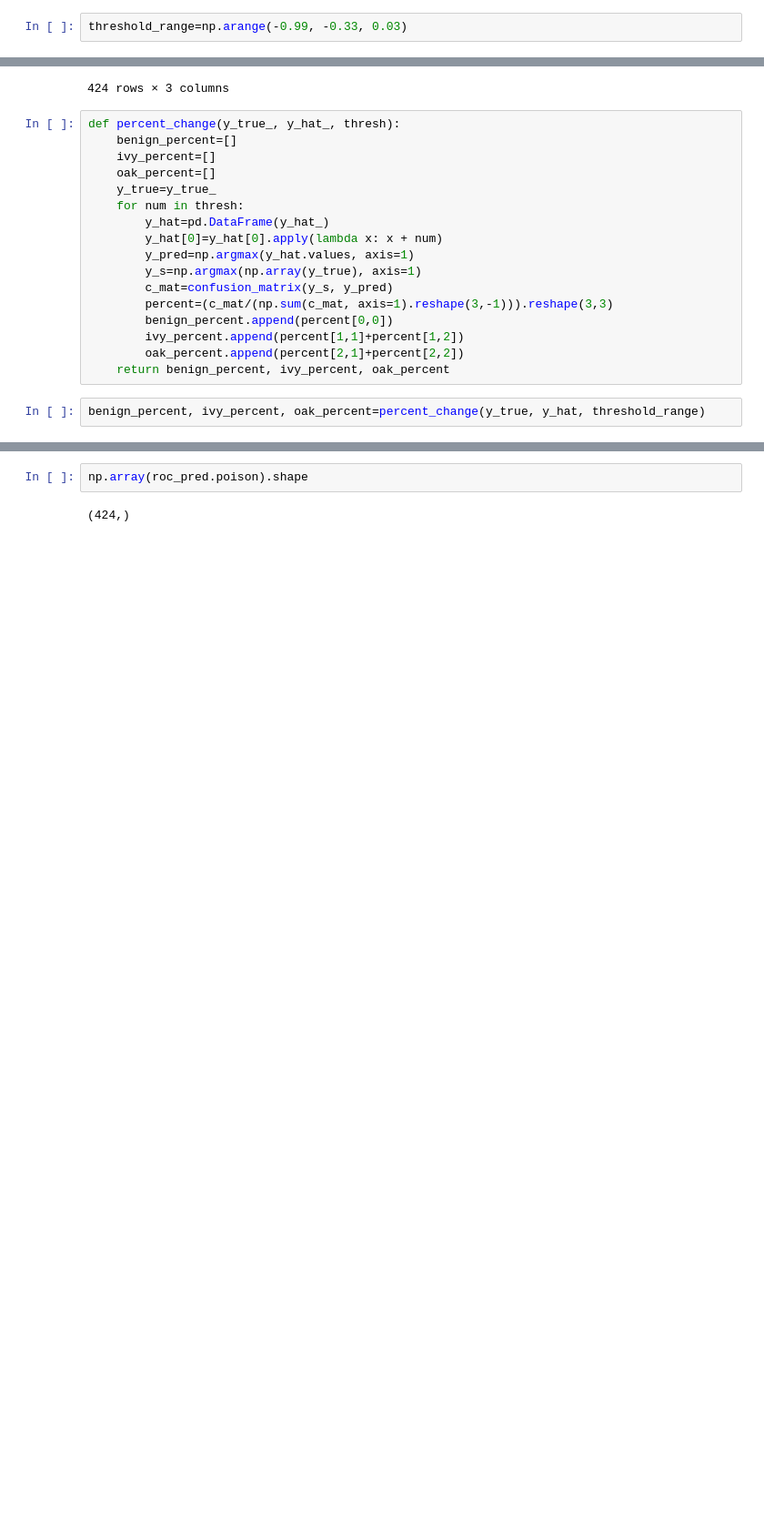
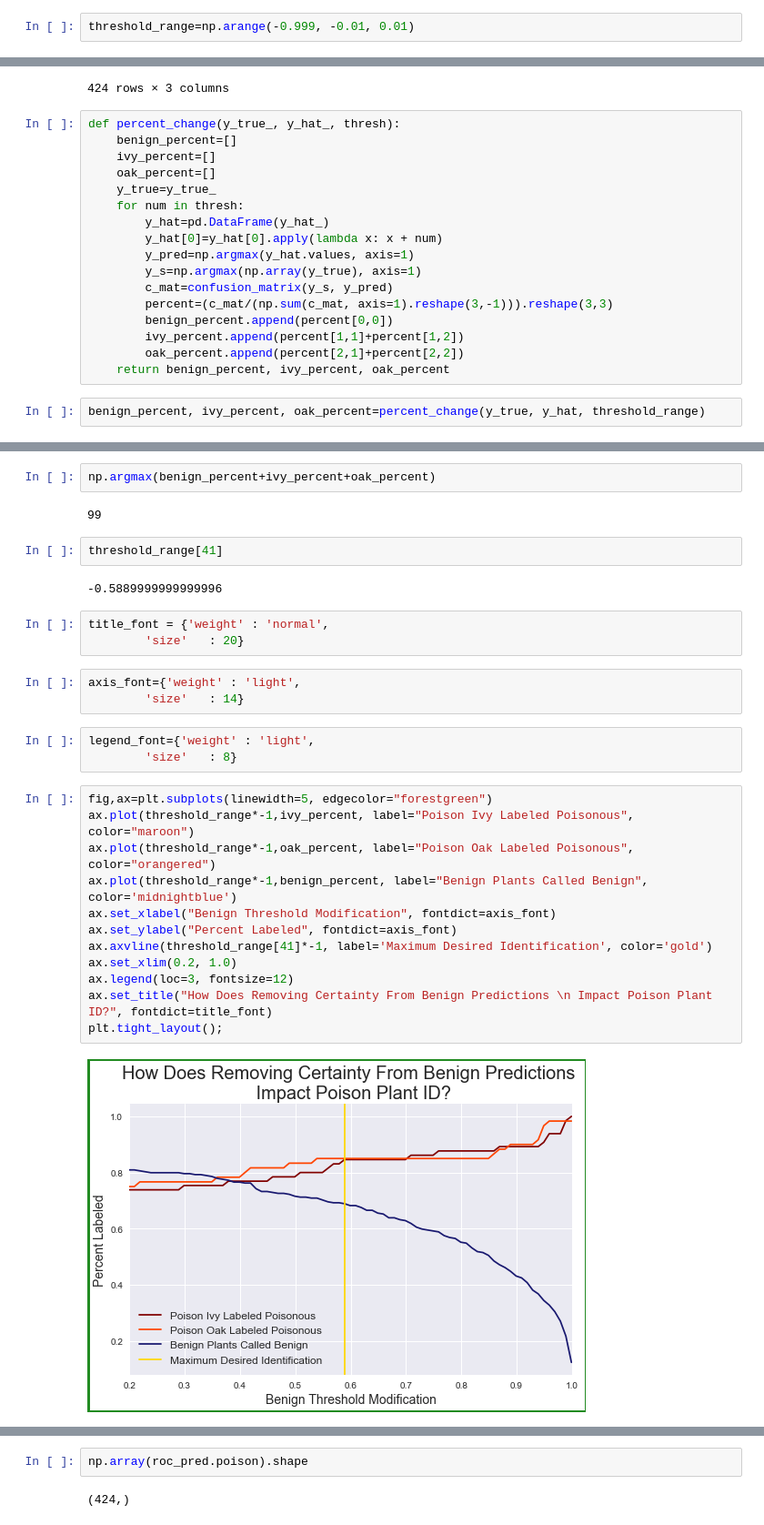
Before and after one commit to hadams1337/Poison-Ivy_Poison-Oak, a Jupyter notebook: model_128_2_rand_zoom.ipynb, the cells around one changed output, grey strips where cells are left out. Shown: that part at 91% size. Saved outputs shown, nothing was run; the diff lists cells and outputs as text; blank space fills up the shorter version.

Commit message:
more graphs

```diff
--- a/model_128_2_rand_zoom.ipynb
+++ b/model_128_2_rand_zoom.ipynb
@@ -247,7 +247,7 @@ array([1, 0, 0, 0, 1, 2, 0, 0, 0, 0, 2, 1, 0, 1, 1, 0, 0, 0, 0, 0, 0, 0,
        2, 2, 2, 1, 2, 2, 2, 0, 2, 2, 0, 2, 2, 2, 0, 2, 2, 0, 2, 0, 1, 2,
        2, 0, 0, 0, 2, 2])
 # %%
-threshold_range=np.arange(-0.99, -0.33, 0.03)
+threshold_range=np.arange(-0.999, -0.01, 0.01)
 # %%
 y_true
 # %% [output]
@@ -315,0 +290,31 @@ benign_percent
+# %%
+np.argmax(benign_percent+ivy_percent+oak_percent)
+# %% [output]
+99
+# %%
+threshold_range[41]
+# %% [output]
+-0.5889999999999996
+# %%
+title_font = {'weight' : 'normal',
+        'size'   : 20}
+# %%
+axis_font={'weight' : 'light',
+        'size'   : 14}
+# %%
+legend_font={'weight' : 'light',
+        'size'   : 8}
+# %%
+fig,ax=plt.subplots(linewidth=5, edgecolor="forestgreen")
+ax.plot(threshold_range*-1,ivy_percent, label="Poison Ivy Labeled Poisonous", color="maroon")
+ax.plot(threshold_range*-1,oak_percent, label="Poison Oak Labeled Poisonous", color="orangered")
+ax.plot(threshold_range*-1,benign_percent, label="Benign Plants Called Benign", color='midnightblue')
+ax.set_xlabel("Benign Threshold Modification", fontdict=axis_font)
+ax.set_ylabel("Percent Labeled", fontdict=axis_font)
+ax.axvline(threshold_range[41]*-1, label='Maximum Desired Identification', color='gold')
+ax.set_xlim(0.2, 1.0)
+ax.legend(loc=3, fontsize=12)
+ax.set_title("How Does Removing Certainty From Benign Predictions \n Impact Poison Plant ID?", fontdict=title_font)
+plt.tight_layout();
+# %% [output]
+[figure, added]
```
Also changed, not shown: parts of 8 cells of this notebook, 3 other files.
